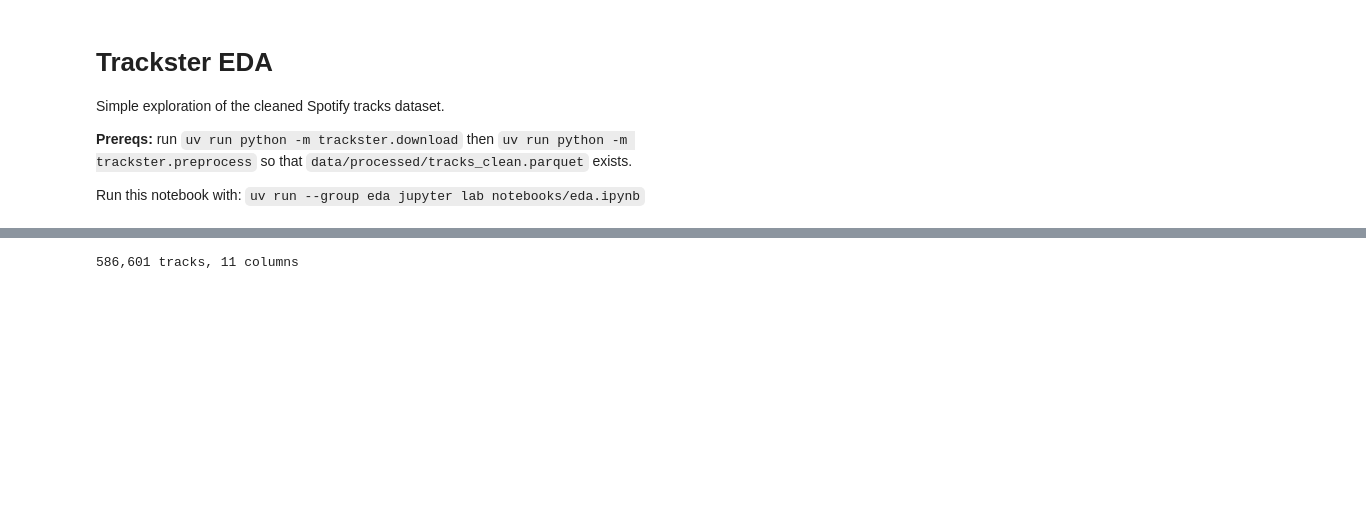
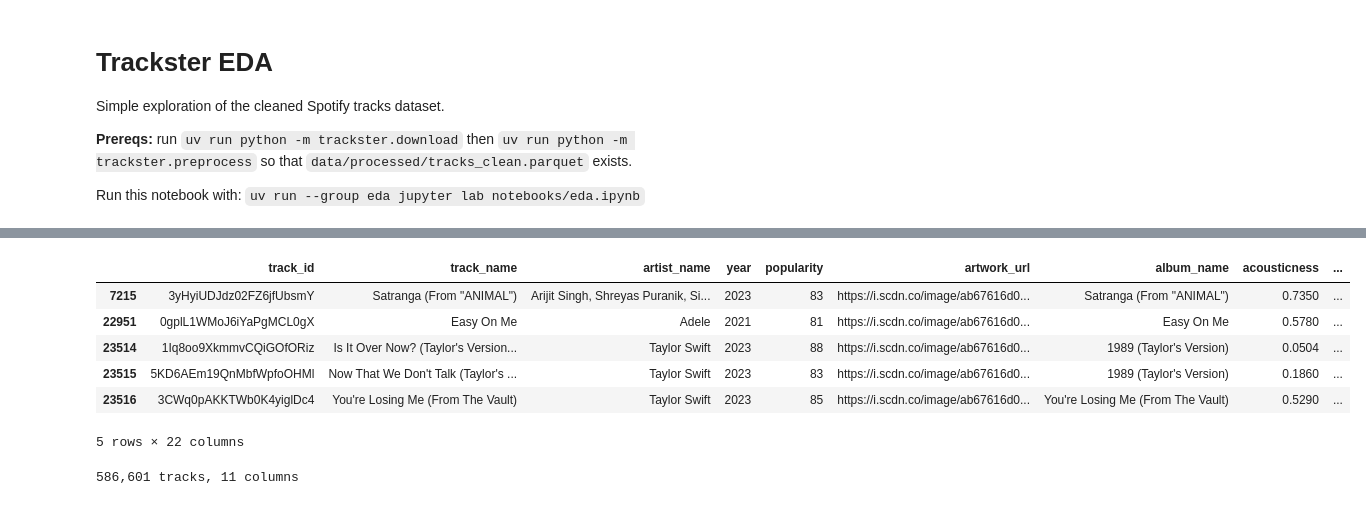
Before and after one commit to alvarezcondeluis/trackster, a Jupyter notebook: notebooks/eda.ipynb, the cells around one changed output, grey strips where cells are left out. Cells and saved outputs as stored; diff of their text form; code cells hidden in the pictures; blank space fills up the shorter version.

```diff
--- a/notebooks/eda.ipynb
+++ b/notebooks/eda.ipynb
@@ -9,3 +47,13 @@ Run this notebook with: `uv run --group eda jupyter lab notebooks/eda.ipynb`
+# %%
+popular.head()
+# %% [output]
+|  | track_id | track_name | artist_name | year | popularity | artwork_url | album_name | acousticness | ... |
+| 7215 | 3yHyiUDJdz02FZ6jfUbsmY | Satranga (From "ANIMAL") | Arijit Singh, Shreyas Puranik, Si... | 2023 | 83 | https://i.scdn.co/image/ab67616d0... | Satranga (From "ANIMAL") | 0.7350 | ... |
+| 22951 | 0gplL1WMoJ6iYaPgMCL0gX | Easy On Me | Adele | 2021 | 81 | https://i.scdn.co/image/ab67616d0... | Easy On Me | 0.5780 | ... |
+| 23514 | 1Iq8oo9XkmmvCQiGOfORiz | Is It Over Now? (Taylor's Version... | Taylor Swift | 2023 | 88 | https://i.scdn.co/image/ab67616d0... | 1989 (Taylor's Version) | 0.0504 | ... |
+| 23515 | 5KD6AEm19QnMbfWpfoOHMl | Now That We Don't Talk (Taylor's ... | Taylor Swift | 2023 | 83 | https://i.scdn.co/image/ab67616d0... | 1989 (Taylor's Version) | 0.1860 | ... |
+| 23516 | 3CWq0pAKKTWb0K4yiglDc4 | You're Losing Me (From The Vault) | Taylor Swift | 2023 | 85 | https://i.scdn.co/image/ab67616d0... | You're Losing Me (From The Vault) | 0.5290 | ... |
+5 rows × 22 columns
 # %%
 import sys
 from pathlib import Path
```
Also changed, not shown: parts of 5 cells of this notebook, 18 other files.
